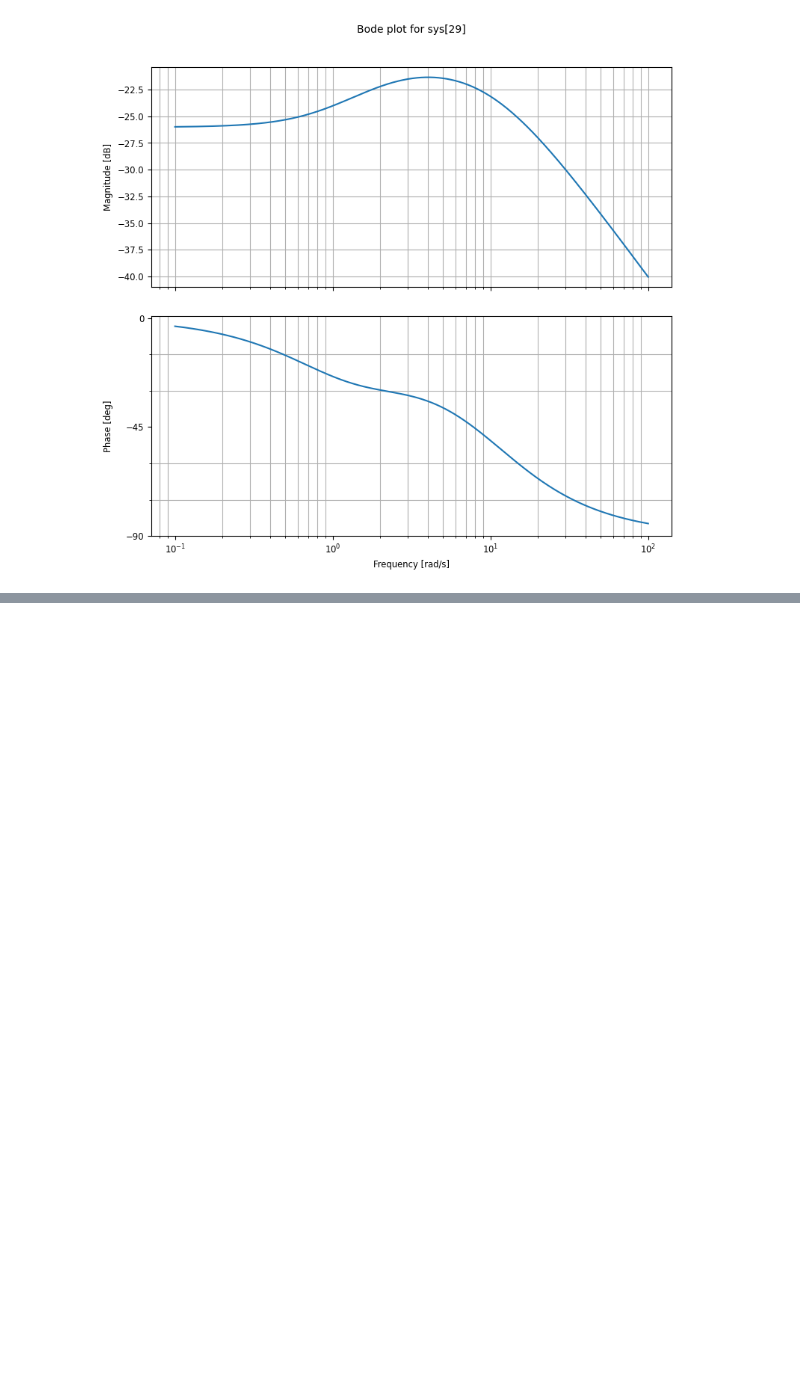
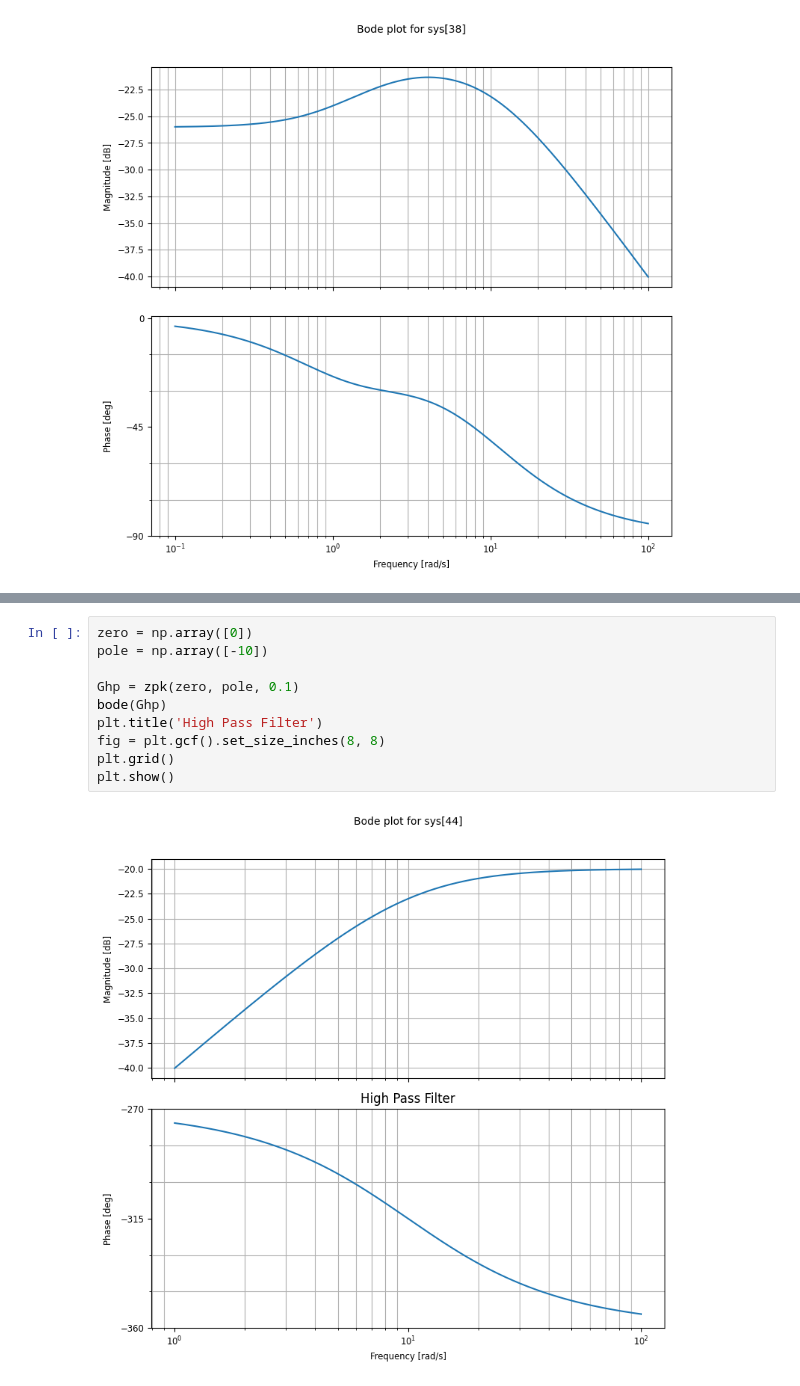
Before and after one commit to Donghoon-Y/inha, a Jupyter notebook: ase3093/hw5_bode_plot.ipynb, the cells around one changed output, grey strips where cells are left out. Saved outputs shown, nothing was run; the diff lists cells and outputs as text; blank space fills up the shorter version.

```diff
--- a/ase3093/hw5_bode_plot.ipynb
+++ b/ase3093/hw5_bode_plot.ipynb
@@ -118,0 +131,12 @@ plt.show()
+# %%
+zero = np.array([0])
+pole = np.array([-10])
+
+Ghp = zpk(zero, pole, 0.1)
+bode(Ghp)
+plt.title('High Pass Filter')
+fig = plt.gcf().set_size_inches(8, 8)
+plt.grid()
+plt.show()
+# %% [output]
+[figure, added]
```
Also changed, not shown: parts of 1 cell of this notebook, 1 other file.
